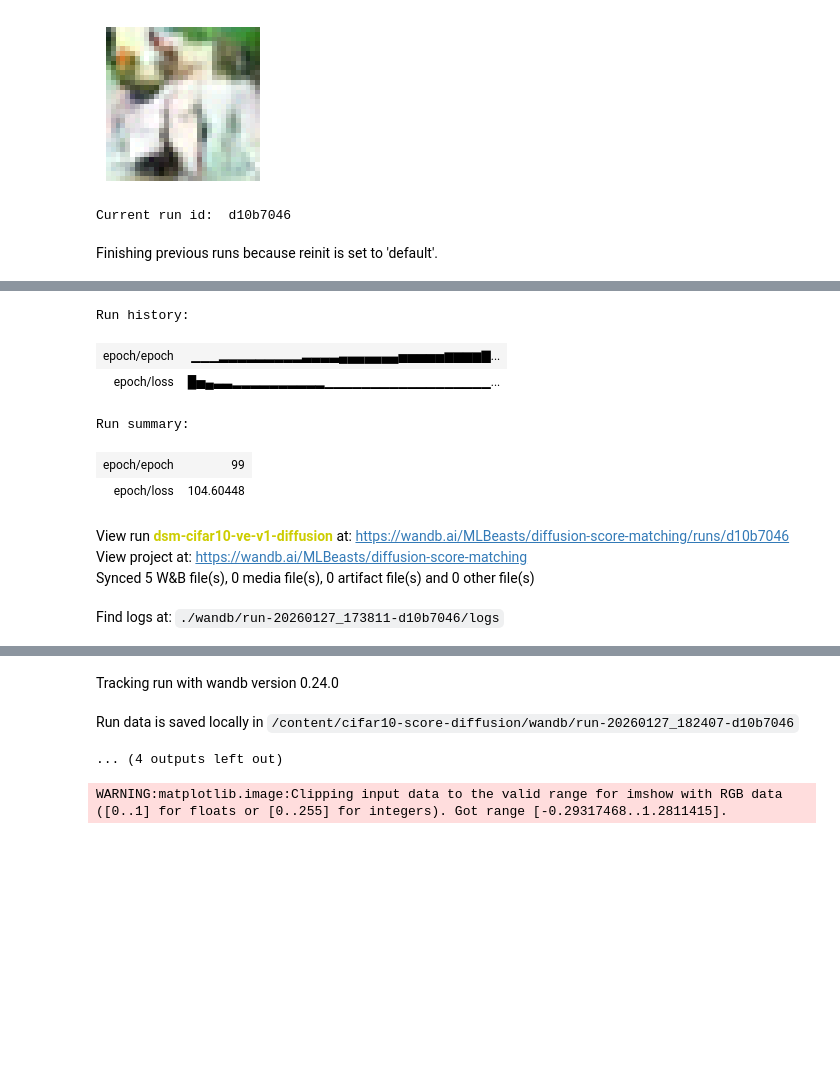
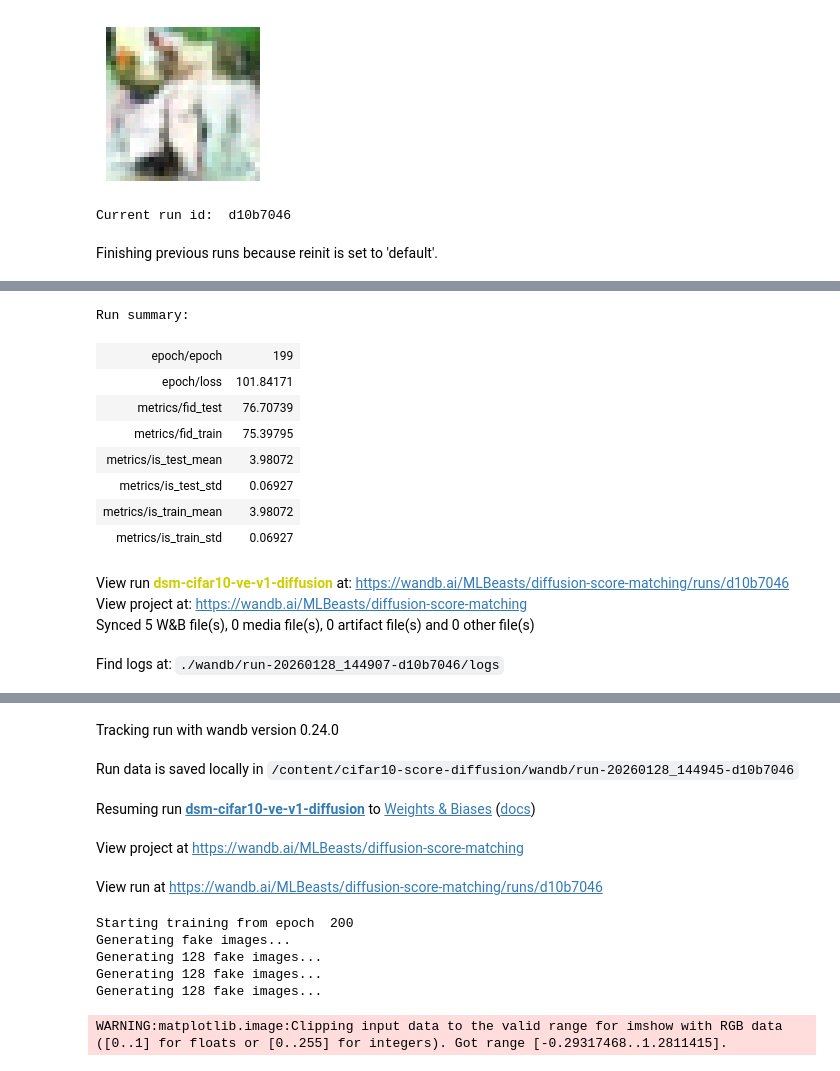
Before and after one commit to Mateus929/cifar10-score-diffusion, a Jupyter notebook: notebooks/score_based.ipynb, the cells around one changed output, grey strips where cells are left out. Saved outputs shown, nothing was run; the diff lists cells and outputs as text; code cells hidden in the pictures; blank space fills up the shorter version.

```diff
--- a/notebooks/score_based.ipynb
+++ b/notebooks/score_based.ipynb
@@ -616,50 +616,60 @@ WARNING:matplotlib.image:Clipping input data to the valid range for imshow with
 
 config = {
     # Metadata
     "run_name": "dsm-cifar10-ve-v1-diffusion",
     "run_id": "d10b7046",
 
     # Training Hyperparameters
     "epochs": 200,  # Score models need many epochs (often 100-500+)
     "lr": 0.001,  # Adam works best with a lower LR for UNets
     "batch_size": 128,
 
     "sigma" : 25.0,
 
     # Sampling / Evaluation (Langevin Dynamics)
-    "eval": False,
-    "total": 4,  # Start small to save time, increase to 10k/50k for final FID
-    "num_steps": 500,  # Higher steps = better quality but slower
+    "eval": True,
+    "total": 10000,  # Start small to save time, increase to 10k/50k for final FID
+    "num_steps": 1000,  # Higher steps = better quality but slower
     "snr": 0.16,
 
     # Checkpointing
     "save_every": 1,
     "resume_training": True,
 
     #Model
     "device" : "cuda",
 }
 
 from train import train_sde
 model = train_sde.train_sde(config)
 # %% [output]
 Current run id:  d10b7046
 Finishing previous runs because reinit is set to 'default'.
 [interactive output not drawn]
-Run history:
+Run summary:
-| epoch/epoch | ▁▁▁▂▂▂▂▂▂▂▂▂▃▃▃▃▄▄▄▄▄▄▄▅▅▅▅▅▆▆▆▆▇... |
-| epoch/loss | █▅▄▃▃▂▂▂▂▂▂▂▂▂▂▁▁▁▁▁▁▁▁▁▁▁▁▁▁▁▁▁▁... |
+| epoch/epoch | 199 |
+| epoch/loss | 101.84171 |
+| metrics/fid_test | 76.70739 |
+| metrics/fid_train | 75.39795 |
+| metrics/is_test_mean | 3.98072 |
+| metrics/is_test_std | 0.06927 |
+| metrics/is_train_mean | 3.98072 |
+| metrics/is_train_std | 0.06927 |
-Run summary:
-| epoch/epoch | 99 |
-| epoch/loss | 104.60448 |
 View run dsm-cifar10-ve-v1-diffusion at: https://wandb.ai/MLBeasts/diffusion-score-matching/runs/d10b7046
 View project at: https://wandb.ai/MLBeasts/diffusion-score-matching
 Synced 5 W&B file(s), 0 media file(s), 0 artifact file(s) and 0 other file(s)
-Find logs at: ./wandb/run-20260127_173811-d10b7046/logs
+Find logs at: ./wandb/run-20260128_144907-d10b7046/logs
 [interactive output not drawn]
 Tracking run with wandb version 0.24.0
-Run data is saved locally in /content/cifar10-score-diffusion/wandb/run-20260127_182407-d10b7046
+Run data is saved locally in /content/cifar10-score-diffusion/wandb/run-20260128_144945-d10b7046
-... (4 outputs left out)
+Resuming run dsm-cifar10-ve-v1-diffusion to Weights & Biases (docs)
+View project at https://wandb.ai/MLBeasts/diffusion-score-matching
+View run at https://wandb.ai/MLBeasts/diffusion-score-matching/runs/d10b7046
+Starting training from epoch  200
+Generating fake images...
+Generating 128 fake images...
+Generating 128 fake images...
+Generating 128 fake images...
 # %%
 # from generators.sde_sampler import sample_many_dsm
 
```
Also changed, not shown: parts of 1 cell of this notebook.
